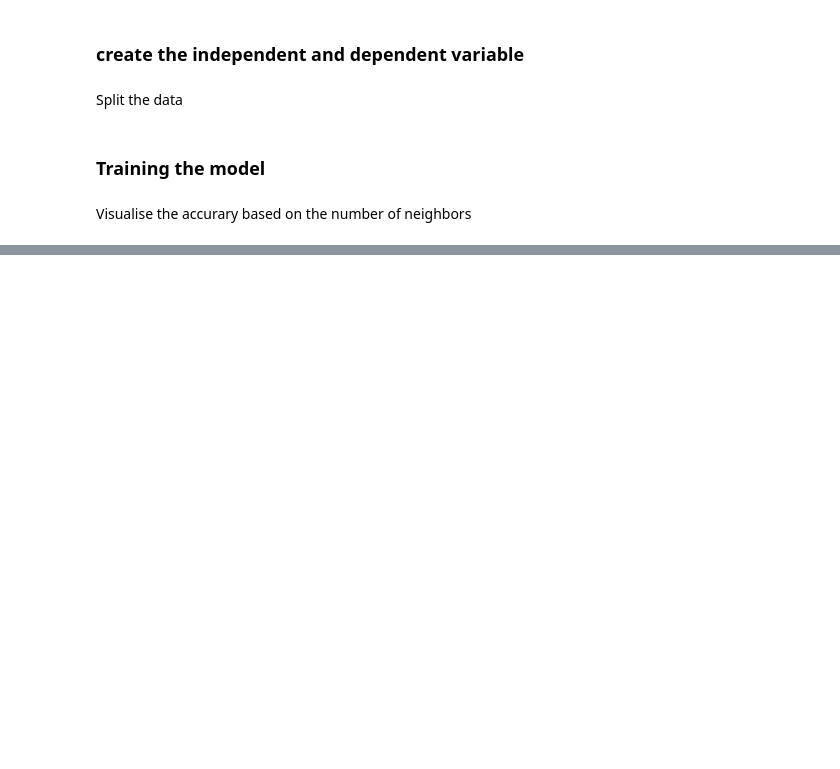
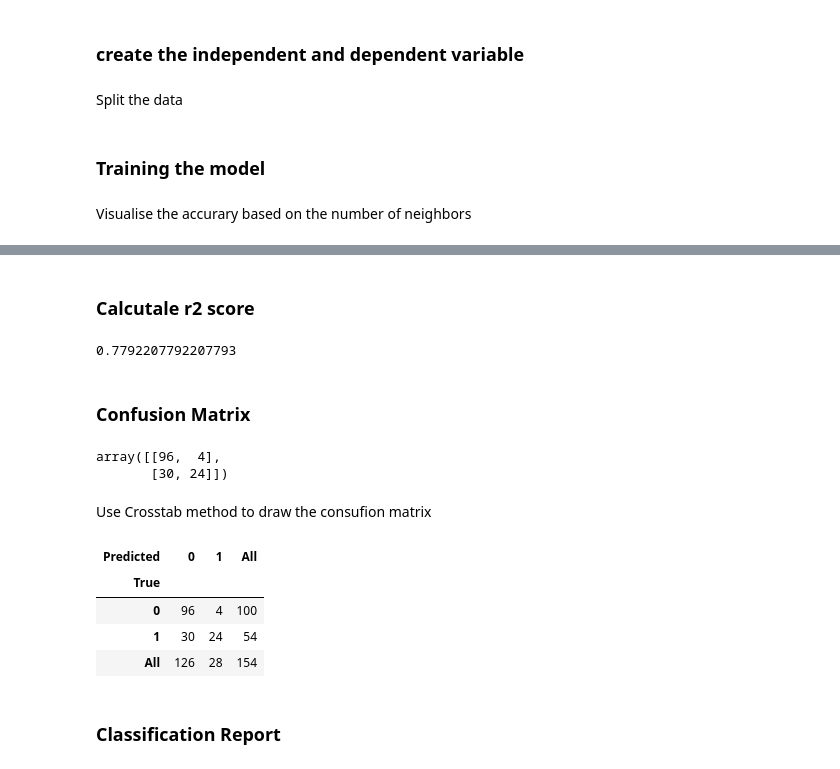
Before and after one commit to eriostre/Machine_Learning, a Jupyter notebook: KNN.ipynb, the cells around one changed output, grey strips where cells are left out. Drawn from its saved outputs; the diff is of its cells as text; code cells hidden in the pictures; blank space fills up the shorter version.

```diff
--- a/KNN.ipynb
+++ b/KNN.ipynb
@@ -138,0 +153,3 @@ plt.show()
+# %%
+y_pred = KNN_8.predict(X_test)
+y_pred
@@ -138,0 +164,29 @@ plt.show()
+# %% [markdown]
+### Calcutale r2 score
+# %%
+KNN_8.score(X_test, y_test)
+# %% [output]
+0.7792207792207793
+# %% [markdown]
+### Confusion Matrix
+# %%
+# import library for confusion matrix
+from sklearn.metrics import confusion_matrix
+
+# display confusion matrix
+confusion_matrix(y_test,y_pred)
+# %% [output]
+array([[96,  4],
+       [30, 24]])
+# %% [markdown]
+Use Crosstab method to draw the consufion matrix
+# %%
+pd.crosstab(y_test, y_pred,rownames=['True'], colnames = ['Predicted'], margins = True )
+# %% [output]
+| Predicted | 0 | 1 | All |
+| True |  |  |  |
+| 0 | 96 | 4 | 100 |
+| 1 | 30 | 24 | 54 |
+| All | 126 | 28 | 154 |
+# %% [markdown]
+### Classification Report
```
Also changed, not shown: parts of 8 cells of this notebook.
